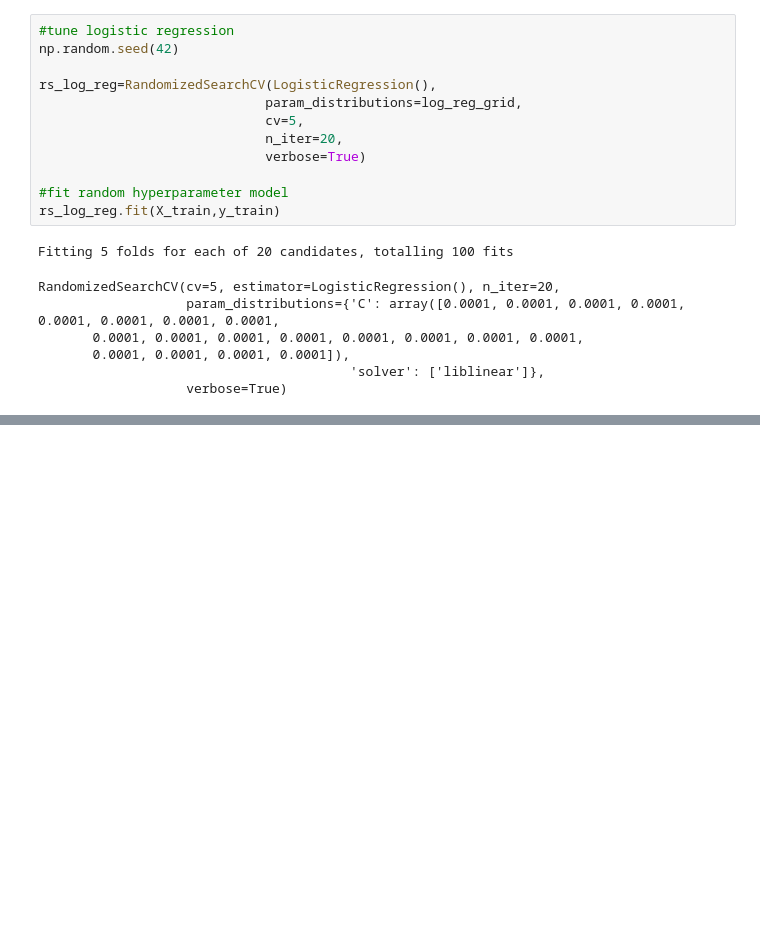
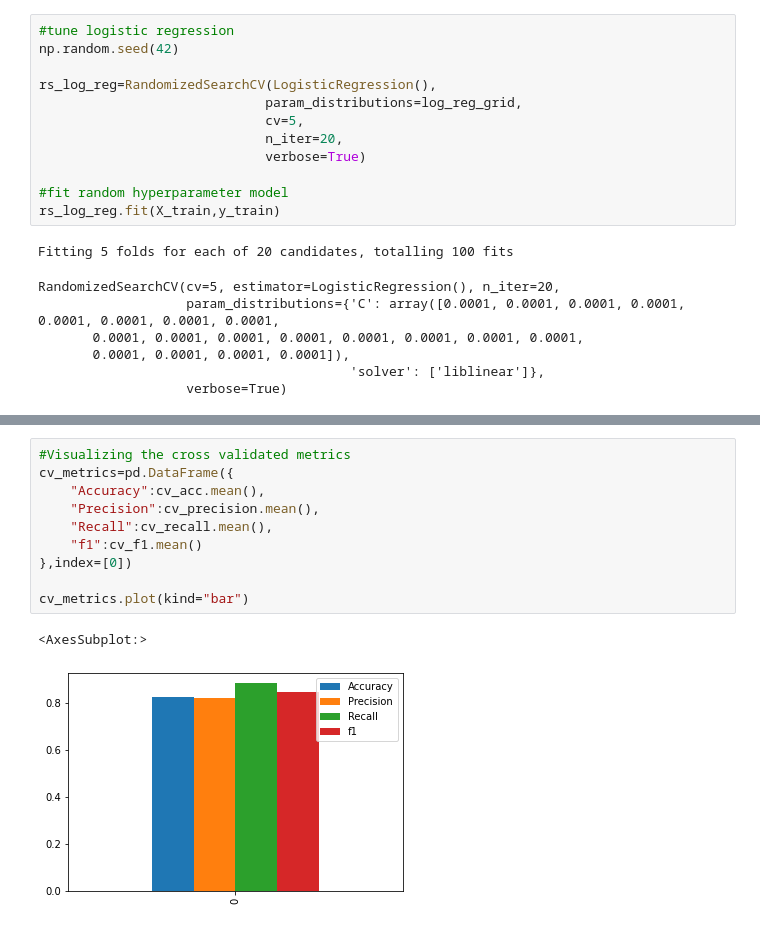
Before and after one commit to bishal5917/Heart_Disease_Prediction, a Jupyter notebook: Heart_Disease_Project.ipynb, the cells around one changed output, grey strips where cells are left out. Saved outputs shown, nothing was run; the diff lists cells and outputs as text; blank space fills up the shorter version.

```diff
--- a/Heart_Disease_Project.ipynb
+++ b/Heart_Disease_Project.ipynb
@@ -581,0 +570,13 @@ ValueError: Shape of passed values is (5, 4), indices imply (1, 4)
+# %%
+#Visualizing the cross validated metrics
+cv_metrics=pd.DataFrame({
+    "Accuracy":cv_acc.mean(),
+    "Precision":cv_precision.mean(),
+    "Recall":cv_recall.mean(),
+    "f1":cv_f1.mean()
+},index=[0])
+
+cv_metrics.plot(kind="bar")
+# %% [output]
+<AxesSubplot:>
+[figure, added]
```
Also changed, not shown: parts of 65 cells of this notebook.
